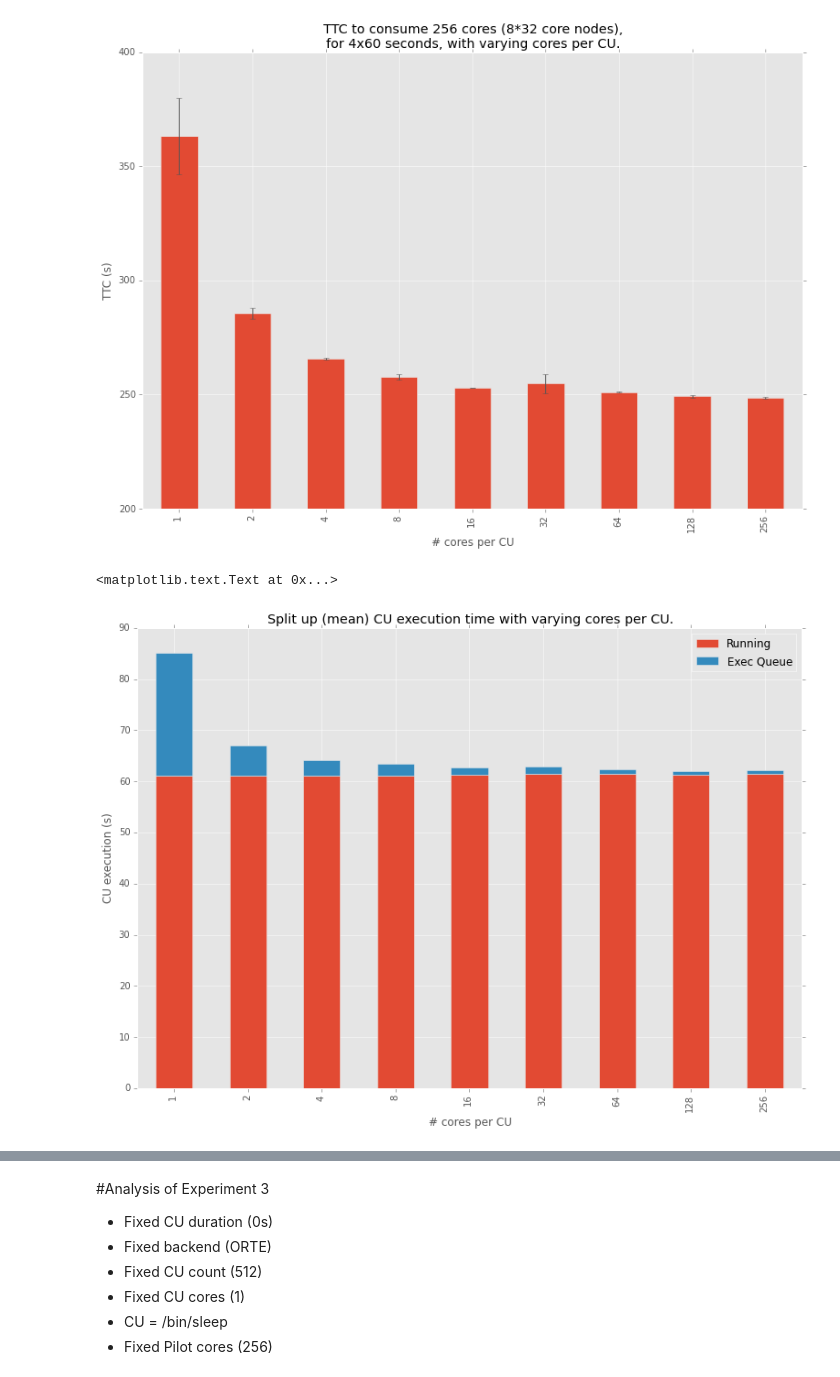
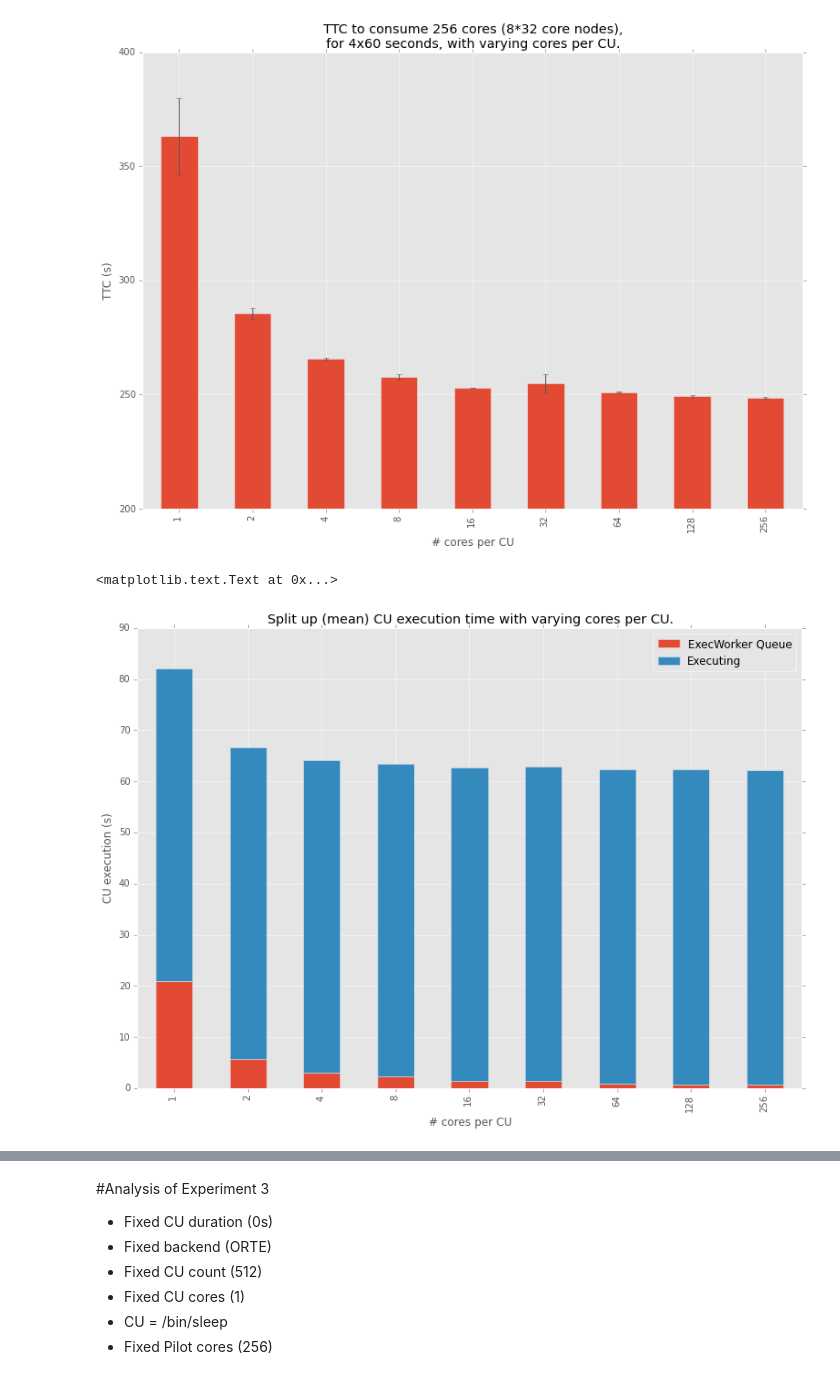
Before and after one commit to radical-experiments/rp-orte-bw, a Jupyter notebook: notebooks/bw_experiments.ipynb, the cells around one changed output, grey strips where cells are left out. Saved outputs shown, nothing was run; the diff lists cells and outputs as text; code cells hidden in the pictures.

Commit message:
Many more plots.

```diff
--- a/notebooks/bw_experiments.ipynb
+++ b/notebooks/bw_experiments.ipynb
@@ -727,7 +767,6 @@ for cores in cu_cores:
         exp2,
         {
             'cu_cores': cores,
-            'iteration': 1
         }
     )
 
@@ -736,33 +775,33 @@ for cores in cu_cores:
         norm_sid = normalize_id(sid)
 
         # Get multiple pilots from session
         for pid in store.get('%s/pilots' % norm_sid)['pid']:
             df = store.get('/%s/prof/%s' % (norm_sid, normalize_id(pid)))
 
             dfr = df['ewa_complete'] - df['ewo_launch']
             if cores in orte_run:
                 orte_run[cores] = pd.concat([orte_run[cores], dfr], ignore_index=True)
             else:
                     orte_run[cores] = dfr
 
             dfq = df['ewo_get'] - df['s_to_ewo']
             if cores in orte_execq:
                 orte_execq[cores] = pd.concat([orte_execq[cores], dfq], ignore_index=True)
             else:
                     orte_execq[cores] = dfq
 
 orte_df = pd.DataFrame()
 
-orte_df['Running'] = orte_run.mean()
-orte_df['Exec Queue'] = orte_execq.mean()
+orte_df['ExecWorker Queue'] = orte_execq.mean()
+orte_df['Executing'] = orte_run.mean()
 
 ax = orte_df.plot(kind='bar', stacked=True)
 
 ax.set_title('Split up (mean) CU execution time with varying cores per CU.')
 ax.set_ylabel('CU execution (s)')
 ax.set_xlabel('# cores per CU')
 
 #ax.set_ylim(50, 90)
 # %% [output]
 <matplotlib.text.Text at 0x...>
-[figure, old version]
+[figure, new version]
```
Also changed, not shown: parts of 5 cells of this notebook.
